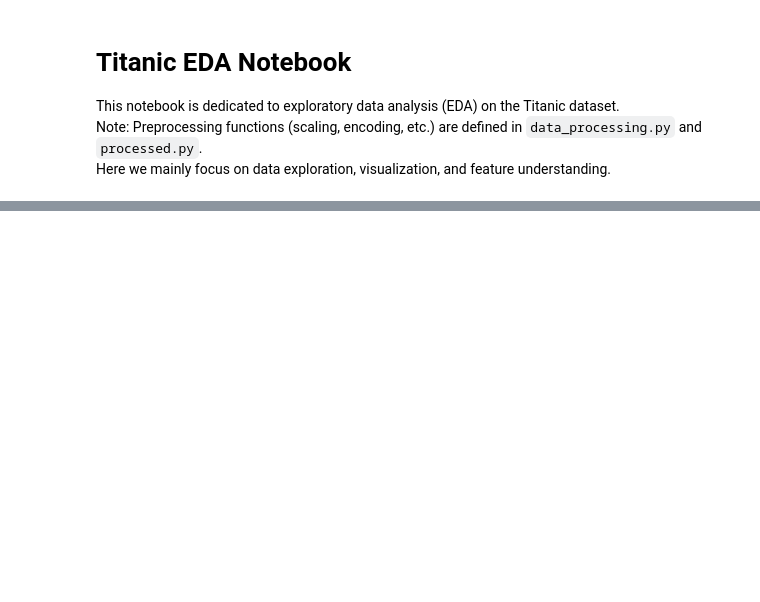
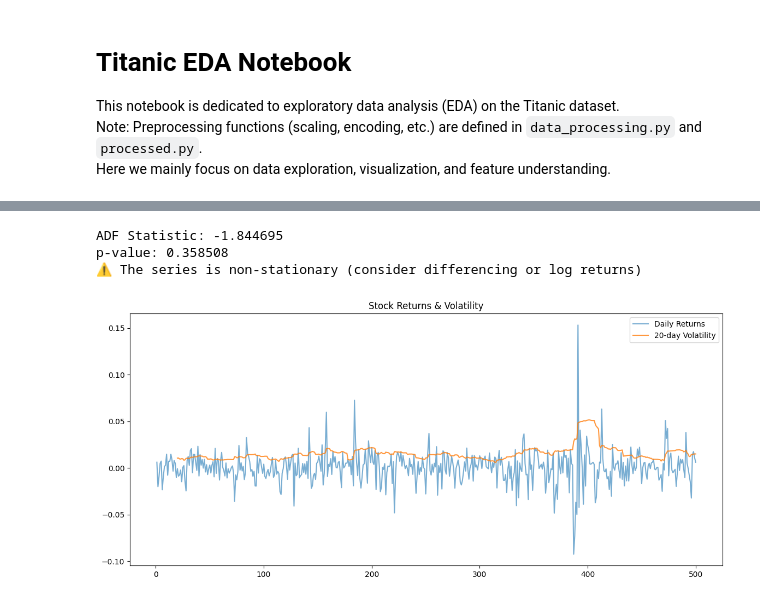
Before and after one commit to laithalfar/Stock_Prediction, a Jupyter notebook: notebooks/1_eda.ipynb, the cells around one changed output, grey strips where cells are left out. Cells and saved outputs as stored; diff of their text form; code cells hidden in the pictures; blank space fills up the shorter version.

```diff
--- a/notebooks/1_eda.ipynb
+++ b/notebooks/1_eda.ipynb
@@ -55,10 +141,31 @@ plt.show()
 # %%
-# 7. Survival by Category
-sns.catplot(x="Sex", hue="Survived", data=df, kind="count")
-sns.catplot(x="Pclass", hue="Survived", data=df, kind="count")
+# ================================
+# 7. Stationarity Check
+# ================================
+# ADF Test for Close Price
+result = adfuller(df['Close'].dropna())
+print('ADF Statistic: %f' % result[0])
+print('p-value: %f' % result[1])
+if result[1] < 0.05:
+    print("✅ The series is stationary")
+else:
+    print("⚠️ The series is non-stationary (consider differencing or log returns)")
+# %% [output]
+ADF Statistic: -1.844695
+p-value: 0.358508
+⚠️ The series is non-stationary (consider differencing or log returns)
 # %%
-# 8. Correlation Heatmap (numeric features only)
-plt.figure(figsize=(8, 6))
-sns.heatmap(df.corr(numeric_only=True), annot=True, cmap="coolwarm", fmt=".2f")
-plt.title("Correlation Heatmap")
+# ================================
+# 8. Volatility & Returns
+# ================================
+df['Returns'] = df['Close'].pct_change()
+df['Volatility'] = df['Returns'].rolling(window=20).std()
+
+plt.figure(figsize=(14,6))
+plt.plot(df['Returns'], label="Daily Returns", alpha=0.6)
+plt.plot(df['Volatility'], label="20-day Volatility", alpha=0.8)
+plt.title("Stock Returns & Volatility")
+plt.legend()
 plt.show()
+# %% [output]
+[figure, added]
```
Also changed, not shown: parts of 7 cells of this notebook, 2 other files.
